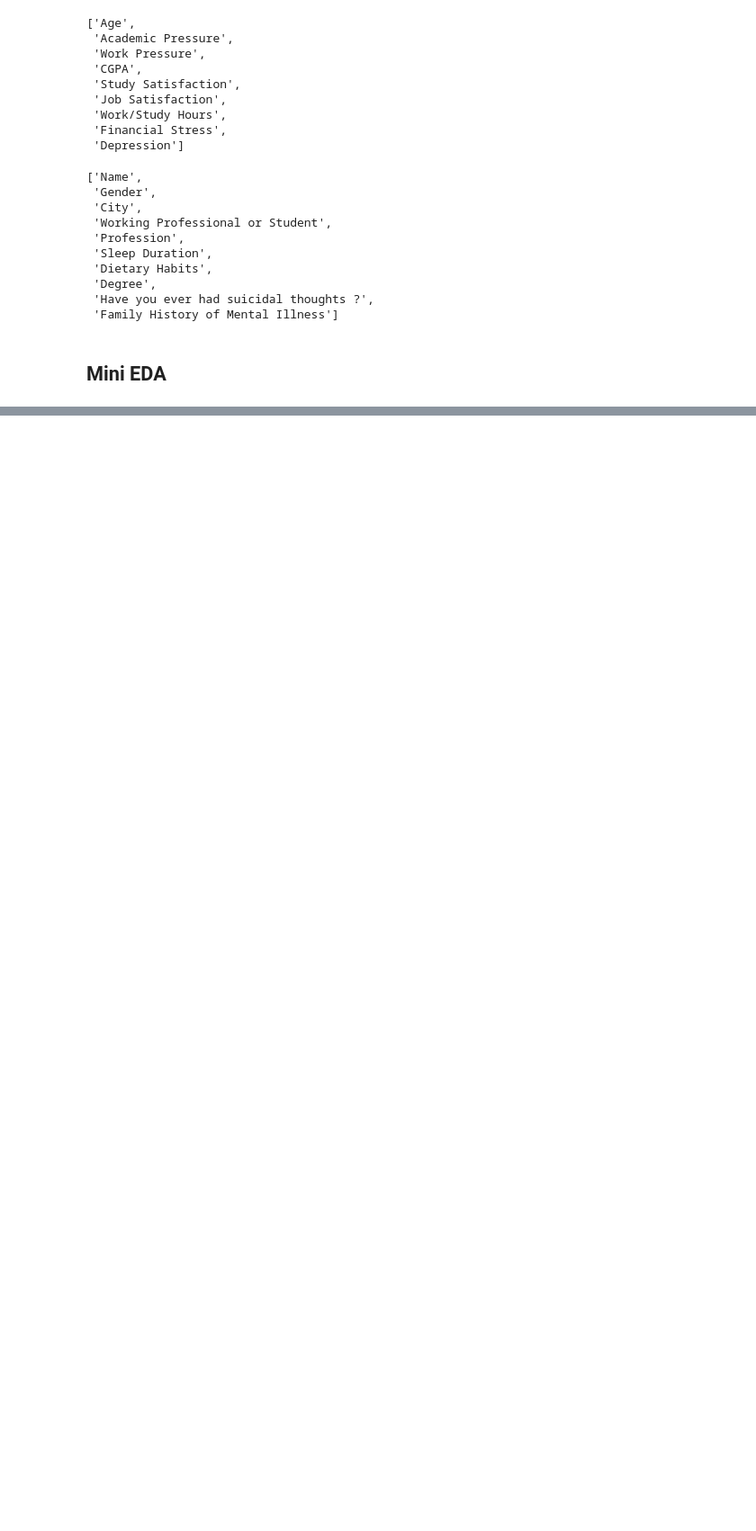
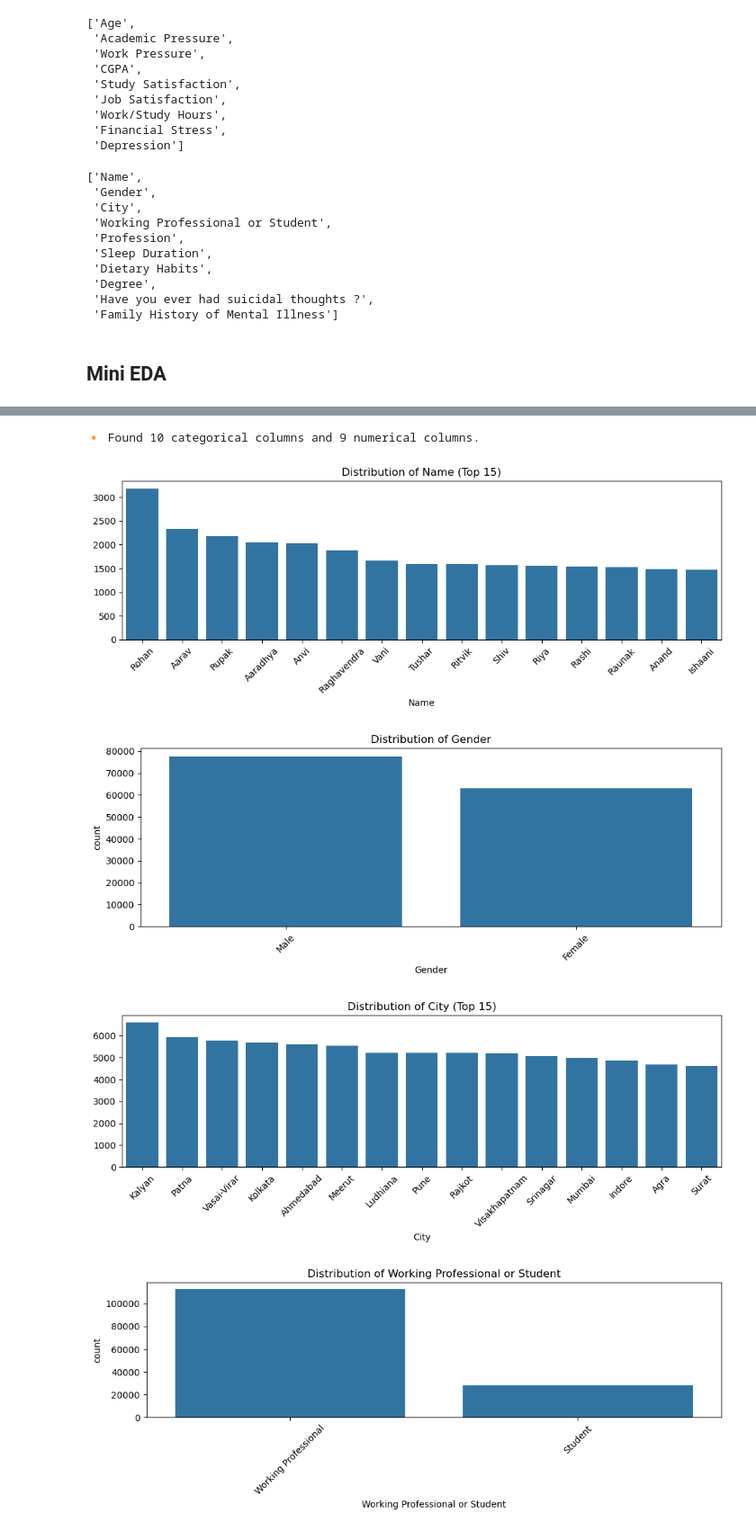
Before and after one commit to iwan-goodfellow/mainan-modular, a Jupyter notebook: explore.ipynb, the cells around one changed output, grey strips where cells are left out. Shown at 90% size. Drawn from its saved outputs; the diff is of its cells as text; code cells hidden in the pictures; blank space fills up the shorter version.

Commit message:
eda: resolve error in countplot

```diff
--- a/explore.ipynb
+++ b/explore.ipynb
@@ -180,0 +142,46 @@ ValueError: Value of 'x' is not the name of a column in 'data_frame'. Expected o
+# %%
+def eda_viz(df, top_k=15):
+    cat_cols = df.select_dtypes(include='object').columns
+    num_cols = df.select_dtypes(include=['int64', 'float64']).columns
+
+    print(f'🔸 Found {len(cat_cols)} categorical columns and {len(num_cols)} numerical columns.')
+
+    for col in cat_cols:
+        plt.figure(figsize=(10,4))
+        vc = df[col].value_counts()
+        title = f'Distribution of {col}'
+        if len(vc) > top_k:
+            vc = vc[:top_k]
+            sns.barplot(x=vc.index, y=vc.values)
+            plt.title(f'{title} (Top {top_k})')
+        else:
+            sns.countplot(data=df, x=col, order=vc.index)
+            plt.title(title)
+        plt.xticks(rotation=45)
+        plt.tight_layout()
+        plt.show()
+
+    for col in num_cols:
+        plt.figure(figsize=(14,4))
+        plt.subplot(1,3,1)
+        sns.histplot(df[col].dropna(), kde=True)
+        plt.title(f'Distribution of {col}')
+
+        plt.subplot(1,3,2)
+        sns.boxplot(x=df[col])
+        plt.title(f'Boxplot of {col}')
+
+        plt.subplot(1,3,3)
+        sns.violinplot(x=df[col])
+        plt.title(f'Violinplot of {col}')
+
+        plt.tight_layout()
+        plt.show()
+# %%
+eda_viz(df)
+# %% [output]
+🔸 Found 10 categorical columns and 9 numerical columns.
+[figure, added]
+[figure, added]
+[figure, added]
+[figure, added]
```
Also changed, not shown: parts of 7 cells of this notebook.
